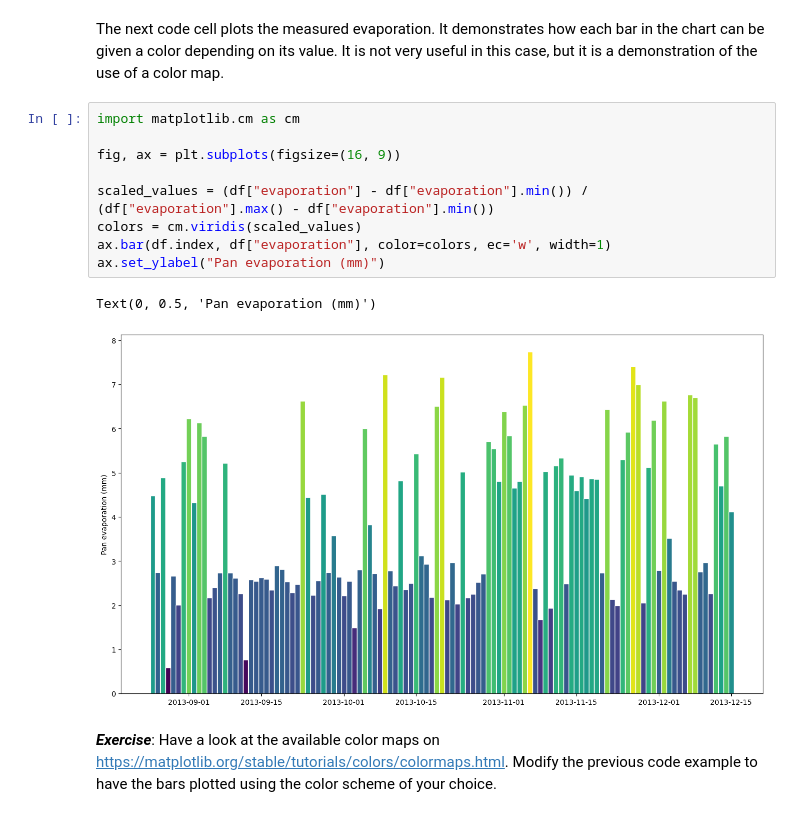
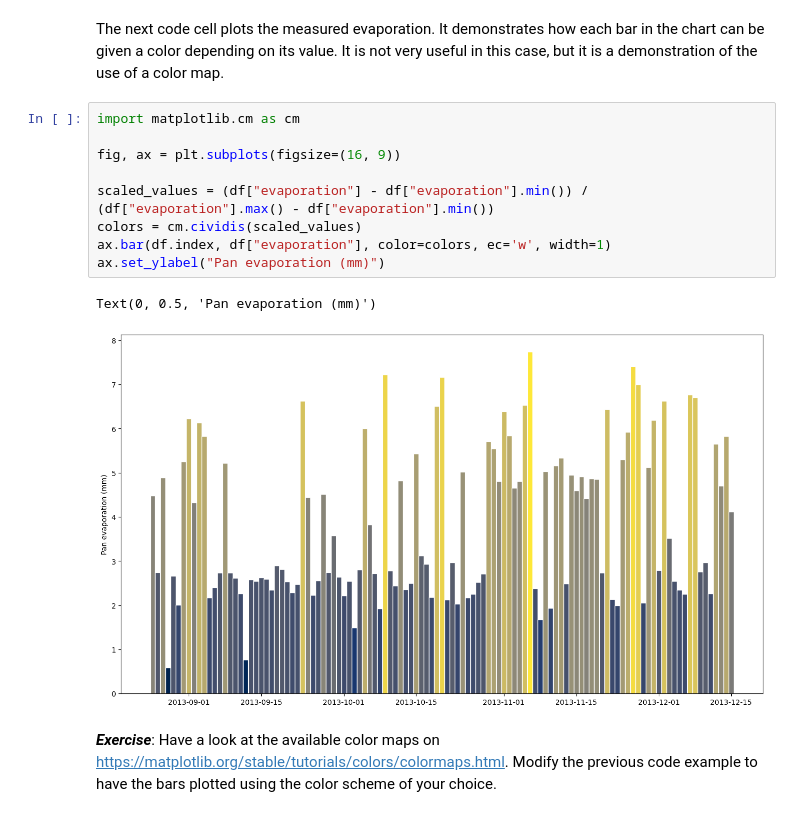
Before and after one commit to vincentpost/PythonMasterclass, a Jupyter notebook: session_07_plotting.ipynb, the cells around one changed output. Saved outputs shown, nothing was run; the diff lists cells and outputs as text.

```diff
--- a/session_07_plotting.ipynb
+++ b/session_07_plotting.ipynb
@@ -288,15 +300,15 @@ The next code cell plots the measured evaporation. It demonstrates how each bar
 # %%
 import matplotlib.cm as cm
 
 fig, ax = plt.subplots(figsize=(16, 9))
 
 scaled_values = (df["evaporation"] - df["evaporation"].min()) / (df["evaporation"].max() - df["evaporation"].min())
-colors = cm.viridis(scaled_values)
+colors = cm.cividis(scaled_values)
 ax.bar(df.index, df["evaporation"], color=colors, ec='w', width=1)
 ax.set_ylabel("Pan evaporation (mm)")
 # %% [output]
 Text(0, 0.5, 'Pan evaporation (mm)')
-[figure, old version]
+[figure, new version]
 # %% [markdown]
 ***Exercise***: Have a look at the available color maps on <A href="https://matplotlib.org/stable/tutorials/colors/colormaps.html">https://matplotlib.org/stable/tutorials/colors/colormaps.html</A>. Modify the previous code example to have the bars plotted using the color scheme of your choice.
 # %% [markdown]
```
Also changed, not shown: parts of 8 cells of this notebook, 3 other files.
